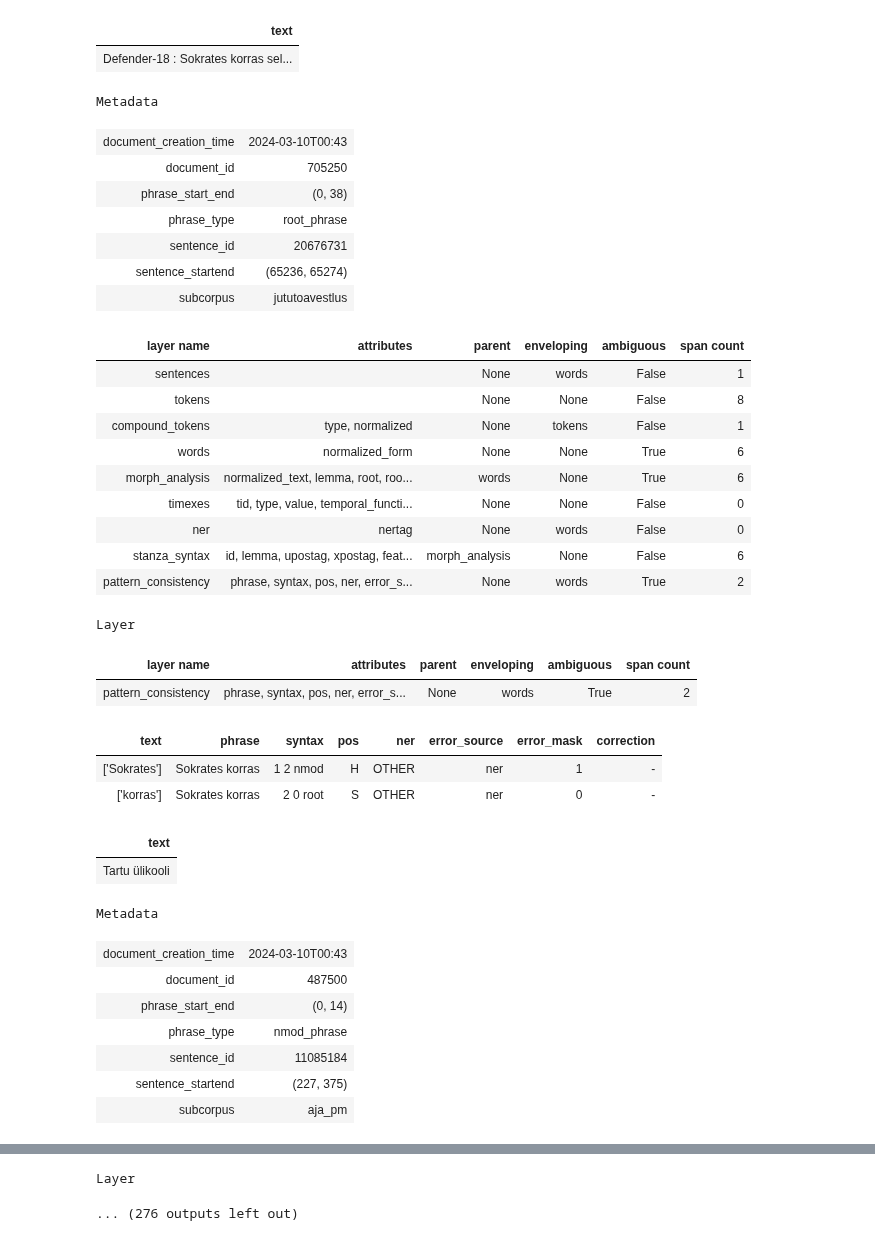
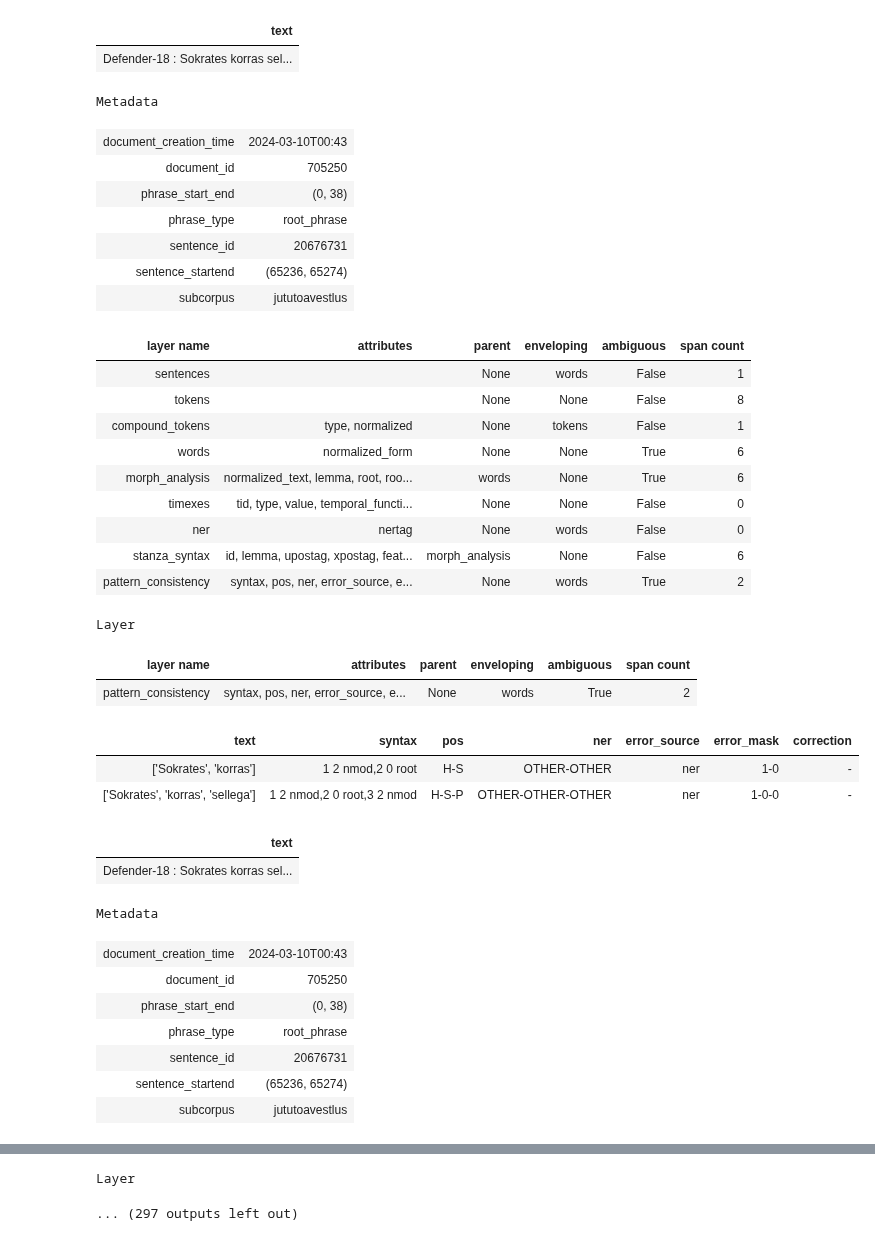
Before and after one commit to estnltk/syntax_experiments, a Jupyter notebook: test_100000_sentences/atomic_phrases_reverse/patterns/PhrasePatternConsistencyTagger.ipynb, the cells around one changed output, grey strips where cells are left out. Cells and saved outputs as stored; diff of their text form; code cells hidden in the pictures.

Commit message:
updated notebooks and indicator patterns file

```diff
--- a/test_100000_sentences/atomic_phrases_reverse/patterns/PhrasePatternConsistencyTagger.ipynb
+++ b/test_100000_sentences/atomic_phrases_reverse/patterns/PhrasePatternConsistencyTagger.ipynb
@@ -55,7 +55,7 @@ class PhrasePatternConsistencyTagger(Tagger):
 
         self.input_layers = [morph_analysis_layer, words_layer, syntax_layer, ner_layer]
         self.output_layer = output_layer
-        self.output_attributes = ['phrase', 'syntax', 'pos', 'ner', 'error_source', 'error_mask', 'correction']
+        self.output_attributes = ['syntax', 'pos', 'ner', 'error_source', 'error_mask', 'correction']
         self.rules_file = rules_file
 
         ruleset_map = defaultdict(list)
@@ -69,7 +69,6 @@ class PhrasePatternConsistencyTagger(Tagger):
         self.ruleset_map = ruleset_map
 
     def _make_layer_template(self):
-        # Create new detached layer debased on the configuration
         layer = Layer(name=self.output_layer,
                       text_object=None,
                       attributes=self.output_attributes,
@@ -77,29 +76,26 @@ class PhrasePatternConsistencyTagger(Tagger):
                       ambiguous=True)
         return layer
 
-    # to be continued...
-
     def _make_layer(self, text, layers, status):
-        # Create new layer based on the configuration
         layer = self._make_layer_template()
-        # Assign the Text object
         layer.text_object = text
 
         for i in range(len(layers[self.input_layers[2]])): # Iterate over 'stanza_syntax' layer
             pattern_spans = []
-            tree = []
             ids = []
-            pos = []
-            ner = []
 
             pattern_spans.append(layers[self.input_layers[2]][i])
             ids.append([layers[self.input_layers[2]][i]['id'], layers[self.input_layers[2]][i]['head']])
 
             for j in range(i + 1, len(layers[self.input_layers[2]])):
+                tree = []
+                pos = []
+                ner = []
                 for k in range(len(pattern_spans)):
-                    if layers[self.input_layers[2]][j] in pattern_spans[k]['children'] or pattern_spans[k] in layers[self.input_layers[2]][j]['children'] or layers[self.input_layers[2]][j]['parent_span'] != None and layers[self.input_layers[2]][j]['parent_span'] == pattern_spans[k]['parent_span']:
-                        pattern_spans.append(layers[self.input_layers[2]][j])
-                        ids.append([layers[self.input_layers[2]][j]['id'], layers[self.input_layers[2]][j]['head']])
+                    if layers[self.input_layers[2]][j] not in pattern_spans:
+                        if layers[self.input_layers[2]][j] in pattern_spans[k]['children'] or pattern_spans[k] in layers[self.input_layers[2]][j]['children'] or layers[self.input_layers[2]][j]['parent_span'] != None and layers[self.input_layers[2]][j]['parent_span'] == pattern_spans[k]['parent_span']:
+                            pattern_spans.append(layers[self.input_layers[2]][j])
+                            ids.append([layers[self.input_layers[2]][j]['id'], layers[self.input_layers[2]][j]['head']])
 
                 ids_for_pattern = copy.deepcopy(ids)
                 for k in range(len(ids_for_pattern)):
@@ -134,25 +130,15 @@ class PhrasePatternConsistencyTagger(Tagger):
                     # check if POS-sequence exists in ruleset map with given tree pattern
                     for el in self.ruleset_map[",".join(pattern)]:
                         if el[0] == pos_pattern and el[1] == ner_pattern:
-                            # add annotations
-                            for idx, span in enumerate(pattern_spans):
-                                layer.add_annotation([span.base_span],
-                                                 phrase=" ".join([span.text for span in pattern_spans]),
-                                                 syntax=pattern[idx],
-                                                 pos=pos[idx],
-                                                 ner=ner[idx],
+                            # add annotation
+                            layer.add_annotation([span.base_span for span in pattern_spans],
+                                                 syntax=",".join(pattern),
+                                                 pos=pos_pattern,
+                                                 ner=ner_pattern,
                                                  error_source=el[2],
-                                                 error_mask=el[3].split('-')[idx],
+                                                 error_mask=el[3],
                                                  correction=el[4]) # correction is currently "-"
 
-                if j == len(layers[self.input_layers[2]]) - 1:
-                    pattern_spans = []
-                    tree = []
-                    ids = []
-                    pos = []
-                    ner = []
-                    break
-
         return layer
 # %%
 consistency_tagger = PhrasePatternConsistencyTagger(rules_file='indicator_patterns_ner_tree_pos_updated.csv')
@@ -184,49 +170,49 @@ for phrase in test_500:
     try:
         if len(phrase.pattern_consistency) > 0:
             for word in phrase.pattern_consistency:
-                if word.error_mask[0] == '1':
+                if '1' in word.error_mask[0]:
                     display(phrase)
                     display(phrase.pattern_consistency)
                     n_found+=1
     except:
         break
 print(n_found)
 # %% [output]
 | text |
 | Defender-18 : Sokrates korras sel... |
 Metadata
 | document_creation_time | 2024-03-10T00:43 |
 | document_id | 705250 |
 | phrase_start_end | (0, 38) |
 | phrase_type | root_phrase |
 | sentence_id | 20676731 |
 | sentence_startend | (65236, 65274) |
 | subcorpus | jututoavestlus |
 | layer name | attributes | parent | enveloping | ambiguous | span count |
 | sentences |  | None | words | False | 1 |
 | tokens |  | None | None | False | 8 |
 | compound_tokens | type, normalized | None | tokens | False | 1 |
 | words | normalized_form | None | None | True | 6 |
 | morph_analysis | normalized_text, lemma, root, roo... | words | None | True | 6 |
 | timexes | tid, type, value, temporal_functi... | None | None | False | 0 |
 | ner | nertag | None | words | False | 0 |
 | stanza_syntax | id, lemma, upostag, xpostag, feat... | morph_analysis | None | False | 6 |
-| pattern_consistency | phrase, syntax, pos, ner, error_s... | None | words | True | 2 |
+| pattern_consistency | syntax, pos, ner, error_source, e... | None | words | True | 2 |
 Layer
 | layer name | attributes | parent | enveloping | ambiguous | span count |
-| pattern_consistency | phrase, syntax, pos, ner, error_s... | None | words | True | 2 |
+| pattern_consistency | syntax, pos, ner, error_source, e... | None | words | True | 2 |
-| text | phrase | syntax | pos | ner | error_source | error_mask | correction |
-| ['Sokrates'] | Sokrates korras | 1 2 nmod | H | OTHER | ner | 1 | - |
-| ['korras'] | Sokrates korras | 2 0 root | S | OTHER | ner | 0 | - |
+| text | syntax | pos | ner | error_source | error_mask | correction |
+| ['Sokrates', 'korras'] | 1 2 nmod,2 0 root | H-S | OTHER-OTHER | ner | 1-0 | - |
+| ['Sokrates', 'korras', 'sellega'] | 1 2 nmod,2 0 root,3 2 nmod | H-S-P | OTHER-OTHER-OTHER | ner | 1-0-0 | - |
 | text |
-| Tartu ülikooli |
+| Defender-18 : Sokrates korras sel... |
 Metadata
 | document_creation_time | 2024-03-10T00:43 |
-| document_id | 487500 |
-| phrase_start_end | (0, 14) |
-| phrase_type | nmod_phrase |
-| sentence_id | 11085184 |
-| sentence_startend | (227, 375) |
-| subcorpus | aja_pm |
+| document_id | 705250 |
+| phrase_start_end | (0, 38) |
+| phrase_type | root_phrase |
+| sentence_id | 20676731 |
+| sentence_startend | (65236, 65274) |
+| subcorpus | jututoavestlus |
 | layer name | attributes | parent | enveloping | ambiguous | span count |
 | sentences |  | None | words | False | 1 |
@@ -241,2 +227,2 @@ Metadata
 Layer
-... (276 outputs left out)
+... (297 outputs left out)
```
Also changed, not shown: parts of 2 cells of this notebook, 2 other files.
